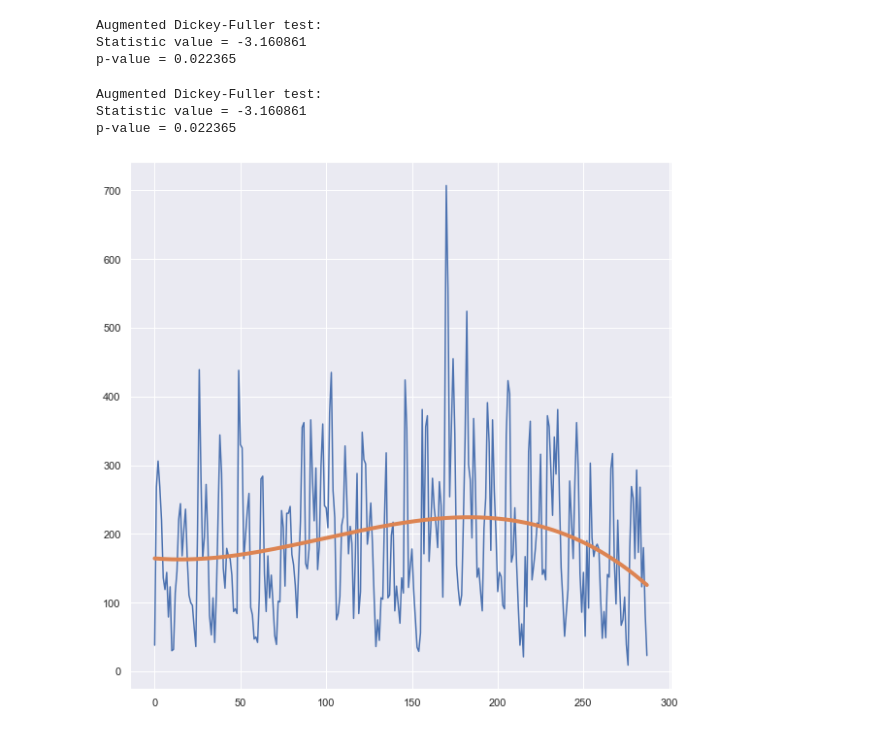
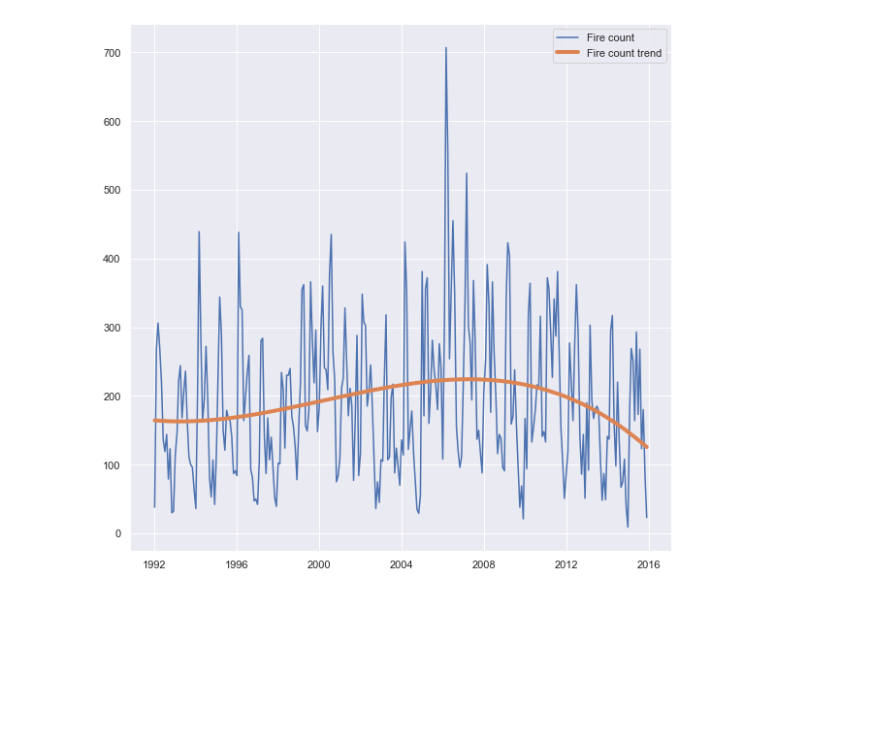
Before and after one commit to Pavelevivan/MultivariateAnalysis, a Jupyter notebook: task_4.ipynb, the cells around one changed output. Cells and saved outputs as stored; diff of their text form; code cells hidden in the pictures; blank space fills up the shorter version.

```diff
--- a/task_4.ipynb
+++ b/task_4.ipynb
@@ -26,10 +25,3 @@ columns_suffix = [7, 15, 30]
 weather_columns = [ x + str(y) for x in cont_columns_prefix for y in columns_suffix]
 # not realistic values, probably just a stub on values (all equal -1 or all equal 0)
 #df = df[(df.loc[:, weather_columns] != -1).all(axis=1) & (df.loc[:, weather_columns] != 0).all(axis=1)]
-
-#columns we are going to take in analysis
-weather_columns = [x for x in weather_columns if '7' in x or '15' in x]
-df['day'] = pd.to_datetime(df['disc_clean_date']).map(lambda x: x.day)
-# %%
-df['day'] = pd.to_datetime(df['disc_clean_date']).map(lambda x: x.day)
-df['month'] = pd.to_datetime(df['disc_clean_date']).map(lambda x: x.month)
@@ -37,14 +32,17 @@ df['month'] = pd.to_datetime(df['disc_clean_date']).map(lambda x: x.month)
 month_map = {x: y for x, y in  list(zip(['Jan', 'Feb', 'Mar', 'Apr', 'May', 'Jun', 'Jul', 'Aug', 'Sep', 'Oct', 'Nov', 'Dec'], range(1, 13)))}
 reverse_month_map = {y: x for x, y in month_map.items()}
 # %%
+target_columns = ['fire_count', 'fire_size']
+
 df['day'] = pd.to_datetime(df['disc_clean_date']).map(lambda x: x.day)
 df['month'] = pd.to_datetime(df['disc_clean_date']).map(lambda x: x.month)
 cont_columns_prefix = ['Prec_pre_', "Temp_pre_", "Wind_pre_", "Hum_pre_"]
 fire_count_columns =["disc_pre_year", "discovery_month", 'month'] + [ x + '30' for x in cont_columns_prefix]
 
-df_fires_count = df.groupby(['disc_pre_year', 'discovery_month', 'month']).size().reset_index().rename({0: 'count'}, axis=1)
+df_fires_count = df.groupby(['disc_pre_year', 'discovery_month', 'month']).size().reset_index().rename({0: 'fire_count'}, axis=1)
+df_fires_size = df.groupby(['disc_pre_year', 'discovery_month', 'month'])['fire_size'].sum().reset_index()
 
 data_fire_count = df.sort_values(['disc_pre_year', 'month', 'day'],
     ascending=False).drop_duplicates(['disc_pre_year', 'discovery_month'], keep='first')[fire_count_columns]
 
-df_count = df_fires_count.merge(data_fire_count)
+data = df_fires_count.merge(df_fires_size).merge(data_fire_count)
@@ -67,3 +60,6 @@ df_count.sort_values(['disc_pre_year', 'month'])
 # %%
-df_count['disc_year_month'] = df_count['disc_pre_year'].astype(str) + df_count['month'].map(lambda x: '-' + str(x) if len(str(x)) == 2 else '-0' + str(x))
-df_count.sort_values('disc_year_month', ascending=True, inplace=True)
+data['disc_year_month'] = data['disc_pre_year'].astype(str) + data['month'].map(lambda x: '-' + str(x) if len(str(x)) == 2 else '-0' + str(x))
+
+data['disc_year_month']  = pd.to_datetime(data['disc_year_month'])
+data.sort_values('disc_year_month', ascending=True, inplace=True)
+data = data.set_index('disc_year_month')
@@ -91,29 +80,15 @@ ModuleNotFoundError: No module named 'statsmodels.tsa.api.stattools'; 'statsmode
-# %%
-import statsmodels.tsa.api as smt
-
-
-result = smt.stattools.adfuller(df_count['count'])
-print('Augmented Dickey-Fuller test:\nStatistic value = %5f\np-value = %5f' % (result[0], result[1]))
-# %% [output]
-Augmented Dickey-Fuller test:
-Statistic value = -3.160861
-p-value = 0.022365
-# %%
-result = smt.stattools.adfuller(df_count['count'])
-print('Augmented Dickey-Fuller test:\nStatistic value = %5f\np-value = %5f' % (result[0], result[1]))
-# %% [output]
-Augmented Dickey-Fuller test:
-Statistic value = -3.160861
-p-value = 0.022365
 # %%
 def trendline(data, order=9):
     #polynomial trend
+    df = data.reset_index()
     trend = np.polyfit(data.index.values, list(data), order)
     return np.poly1d(trend)(data.index.values)
 
-trend = trendline(df_count['count'], 3)
-plt.plot(df_count['count'])
-plt.plot(trend, linewidth=4)
+trend = trendline(data.reset_index()['fire_count'], 3)
+plt.plot(data.index, data['fire_count'], label='Fire count')
+plt.plot(data.index, trend, linewidth=4, label='Fire count trend')
+
+plt.legend()
 plt.show()
 # %% [output]
-[figure, old version]
+[figure, new version]
```
Also changed, not shown: parts of 57 cells of this notebook.
